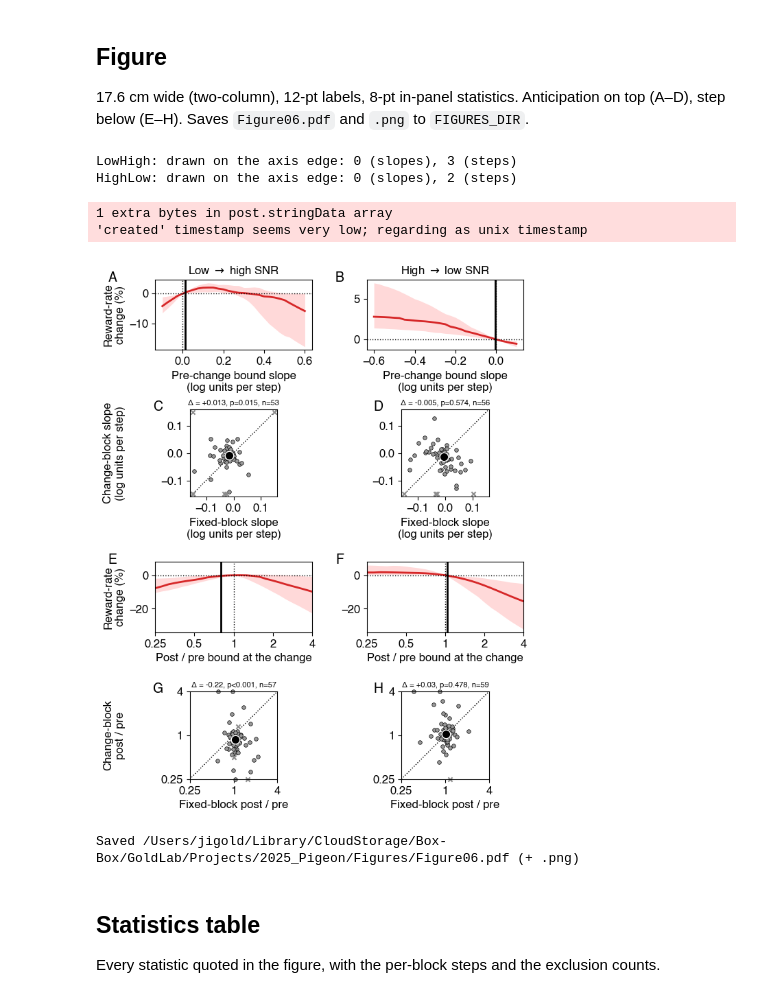
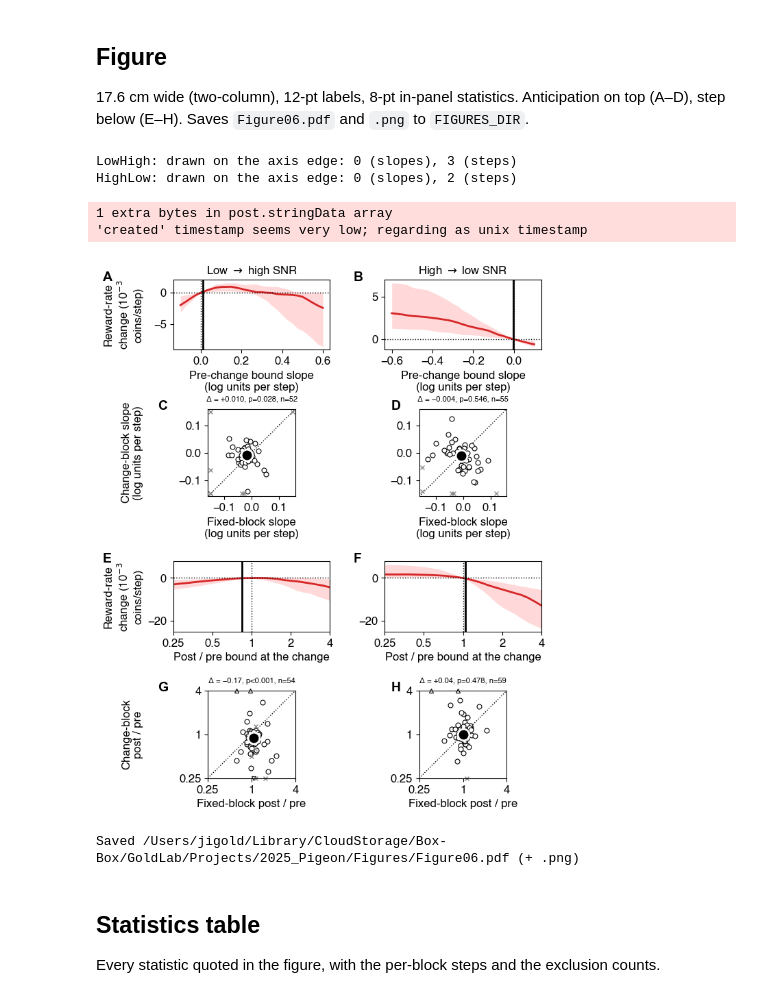
Before and after one commit to TheGoldLab/ms_2026_kalburge_etal_elife, a Jupyter notebook: notebooks/Figure06_cpSummary.ipynb, the cells around one changed output. Saved outputs shown, nothing was run; the diff lists cells and outputs as text; code cells hidden in the pictures.

```diff
--- a/notebooks/Figure06_cpSummary.ipynb
+++ b/notebooks/Figure06_cpSummary.ipynb
@@ -138,25 +139,26 @@ for cond, (cpb, fb) in CONDITIONS.items():
         u = stats[cond][which]
         print(f"     {which.replace('step_', '')} block step median {np.exp(u['median']):.3f}, vs 1: {format_p(u['p'])}")
 
-# Incentive curves (rows: subjects, columns: slope or ratio), % reward-rate change
+# Incentive curves (rows: subjects, columns: slope or ratio): reward-rate change in 10^-3 coins/step (rr is coins per
+# 1000 steps). Absolute, not % of each subject's baseline, which inflates changes for subjects near zero reward.
 slope_gain, step_gain = {}, {}
 for cond in CONDITIONS:
     g = slope_sims[slope_sims.condition == cond].pivot_table(index=['subject_index', 'slope'], columns='kind',
                                                               values='rr')
     g0 = g.xs(0.0, level='slope')
     g = g.join(g0, on='subject_index', rsuffix='0')
-    slope_gain[cond] = (100 * ((g.cp - g.cp0) - (g.base - g.base0)) / g.cp0).unstack('slope')
+    slope_gain[cond] = ((g.cp - g.cp0) - (g.base - g.base0)).unstack('slope')
     m = step_sims[step_sims.condition == cond].pivot(index='subject_index', columns='ratio', values='rr')
     x = np.log(m.columns.to_numpy())
     r0 = m.apply(lambda row: np.interp(0, x, row.to_numpy()), axis=1)
-    v = (100 * m.sub(r0, axis=0).div(r0.abs(), axis=0)).to_numpy().copy()
+    v = m.sub(r0, axis=0).to_numpy().copy()
     v[:, 1:-1] = (v[:, :-2] + v[:, 1:-1] + v[:, 2:]) / 3
     step_gain[cond] = pd.DataFrame(v, index=m.index, columns=m.columns)
     for name, G in (('slope', slope_gain[cond]), ('step', step_gain[cond])):
         med = G.median()
         i = int(np.argmax(med.to_numpy()))
         edge = '' if 0 < i < len(med) - 1 else ' (grid edge)'
-        print(f"{cond} {name} incentive: median-curve optimum at {med.index[i]:.3g}{edge}, gain {med.iloc[i]:+.2f}% "
+        print(f"{cond} {name} incentive: median-curve optimum at {med.index[i]:.3g}{edge}, gain {med.iloc[i]:+.3f} x 10^-3 coins/step "
               f"(n={len(G)})")
 # %% [output]
 LowHigh:
@@ -196,18 +198,18 @@ def plot_incentive(ax, G):
 
 def plot_matched(ax, x, y, l_ex, lo, hi, log_scale=False):
     ax.plot([lo, hi], [lo, hi], color='k', ls=':', lw=1, zorder=1)
-    xc, yc = np.clip(x, lo, hi), np.clip(y, lo, hi)   # beyond-axis points sit on the edge
-    ax.scatter(xc[~l_ex], yc[~l_ex], s=16, facecolor='0.6', edgecolor='k', lw=0.5, zorder=2, clip_on=False)
-    ax.scatter(xc[l_ex], yc[l_ex], marker='x', color='0.55', s=20, zorder=2, clip_on=False)
+    # Beyond-axis points sit on the edge, as triangles pointing off-scale; excluded fits as gray crosses.
+    l_edge = plot_subject_points(ax, x.where(~l_ex), y.where(~l_ex), xlim=(lo, hi), ylim=(lo, hi), zorder=2)
+    ax.plot(np.clip(x[l_ex], lo, hi), np.clip(y[l_ex], lo, hi), **EXCLUDED_MARKER, zorder=2, clip_on=False)
     center = (lambda v: np.exp(np.log(v).median())) if log_scale else (lambda v: v.median())
-    ax.plot(center(x[~l_ex]), center(y[~l_ex]), 'o', color=DATA_COLOR, markersize=9, markeredgecolor='w', zorder=3)
+    ax.plot(center(x[~l_ex]), center(y[~l_ex]), **MEDIAN_MARKER, zorder=3)
     if log_scale:
         ax.set_xscale('log')
         ax.set_yscale('log')
     ax.set_xlim(lo, hi)
     ax.set_ylim(lo, hi)
     ax.set_aspect('equal')
-    return int(((x[~l_ex] != xc[~l_ex]) | (y[~l_ex] != yc[~l_ex])).sum())
+    return int(l_edge.sum())
 
 
 def ratio_axis(axis, ticks):
@@ -223,7 +225,7 @@ axs = np.array([[fig.add_subplot(g[i, j]) for j in range(2)] for g in grids for
 lim = SLOPE_LIMIT + 0.01
 for ci, (cond, (cpb, fb)) in enumerate(CONDITIONS.items()):
     st = stats[cond]
-    dx = -0.3 if ci == 0 else -0.2
+    dx = -0.45 if ci == 0 else -0.2   # column 1: clear of the three-line reward-rate y label
     # A, B
     ax = axs[0, ci]
     plot_incentive(ax, slope_gain[cond])
@@ -235,7 +237,7 @@ for ci, (cond, (cpb, fb)) in enumerate(CONDITIONS.items()):
     # C, D
     ax = axs[1, ci]
     n_edge = plot_matched(ax, slopes[fb], slopes[cpb], st['l_slope'], -lim, lim)
-    ax.text(0.5, 1.03, f"Δ = {st['slope']['median']:+.3f}, {format_p(st['slope']['p'])}, n={st['slope']['n']}",
+    ax.text(0.5, 1.07, f"Δ = {st['slope']['median']:+.3f}, {format_p(st['slope']['p'])}, n={st['slope']['n']}".replace('-', '−'),
             transform=ax.transAxes, ha='center', va='bottom', fontsize=FS_INSET)
     ax.xaxis.set_major_locator(mt.MultipleLocator(0.1))
     ax.yaxis.set_major_locator(mt.MultipleLocator(0.1))
@@ -252,37 +254,37 @@ for ci, (cond, (cpb, fb)) in enumerate(CONDITIONS.items()):
     ratio_axis(ax.xaxis, [0.25, 0.5, 1, 2, 4])
     ax.set_xlabel('Post / pre bound at the change')
     add_panel_label(ax, 'EF'[ci], dx=dx, dy=1.12)
     # G, H
     ax = axs[3, ci]
     n_edge_step = plot_matched(ax, steps[fb], steps[cpb], st['l_step'], *RATIO_LIM, log_scale=True)
     ratio_axis(ax.xaxis, [0.25, 1, 4])
     ratio_axis(ax.yaxis, [0.25, 1, 4])
-    ax.text(0.5, 1.03, f"Δ = {st['step']['median']:+.2f}, {format_p(st['step']['p'])}, n={st['step']['n']}",
+    ax.text(0.5, 1.07, f"Δ = {st['step']['median']:+.2f}, {format_p(st['step']['p'])}, n={st['step']['n']}".replace('-', '−'),
             transform=ax.transAxes, ha='center', va='bottom', fontsize=FS_INSET)
     ax.set_xlabel('Fixed-block post / pre')
     add_panel_label(ax, 'GH'[ci], dx=dx - 0.12, dy=1.1)
     print(f"{cond}: drawn on the axis edge: {n_edge} (slopes), {n_edge_step} (steps)")
 ylo = min(a.get_ylim()[0] for a in axs[2])
 yhi = max(a.get_ylim()[1] for a in axs[2])
 for a in axs[2]:
     a.set_ylim(ylo, yhi)
-axs[0, 0].set_ylabel('Reward-rate\nchange (%)')
+axs[0, 0].set_ylabel('Reward-rate\nchange (10$^{-3}$\ncoins/step)')
 axs[1, 0].set_ylabel('Change-block slope\n(log units per step)')
-axs[2, 0].set_ylabel('Reward-rate\nchange (%)')
+axs[2, 0].set_ylabel('Reward-rate\nchange (10$^{-3}$\ncoins/step)')
 axs[3, 0].set_ylabel('Change-block\npost / pre')
 fig.align_ylabels(axs[:, 0])
 
 out = FIGURES_DIR / 'Figure06.pdf'
 fig.savefig(out, dpi=300, bbox_inches='tight')
 fig.savefig(out.with_suffix('.png'), dpi=300, bbox_inches='tight')
 plt.show()
 print(f'Saved {out} (+ .png)')
 # %% [output]
 LowHigh: drawn on the axis edge: 0 (slopes), 3 (steps)
 HighLow: drawn on the axis edge: 0 (slopes), 2 (steps)
 1 extra bytes in post.stringData array
 'created' timestamp seems very low; regarding as unix timestamp
-[figure, old version]
+[figure, new version]
 Saved /Users/jigold/Library/CloudStorage/Box-Box/GoldLab/Projects/2025_Pigeon/Figures/Figure06.pdf (+ .png)
 # %% [markdown]
 ## Statistics table
```
Also changed, not shown: parts of 6 cells of this notebook, 1 other file.
